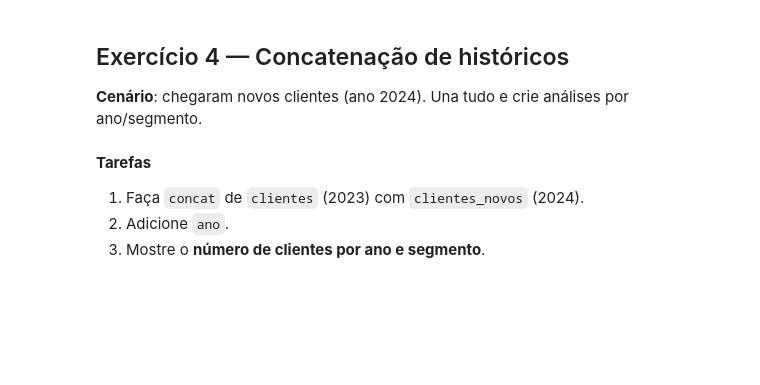
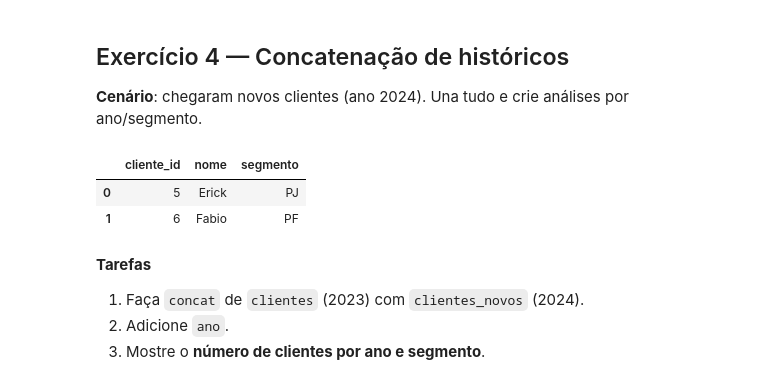
Before and after one commit to renanaqn/DCA3501_Data_Science, a Jupyter notebook: notebooks/notebook_07_-_intro_pandas_parte_1.ipynb, the cells around one changed output. Cells and saved outputs as stored; diff of their text form; code cells hidden in the pictures; blank space fills up the shorter version.

```diff
--- a/notebooks/notebook_07_-_intro_pandas_parte_1.ipynb
+++ b/notebooks/notebook_07_-_intro_pandas_parte_1.ipynb
@@ -964,10 +1172,14 @@ clientes, pedidos
 # %%
 clientes_novos = pd.DataFrame({
     "cliente_id": [5, 6],
-    "nome": ["Elisa", "Fabio"],
+    "nome": ["Erick", "Fabio"],
     "segmento": ["PJ", "PF"]
 })
 clientes_novos
+# %% [output]
+|  | cliente_id | nome | segmento |
+| 0 | 5 | Erick | PJ |
+| 1 | 6 | Fabio | PF |
 # %% [markdown]
 **Tarefas**
 1) Faça `concat` de `clientes` (2023) com `clientes_novos` (2024).
```
Also changed, not shown: parts of 26 cells of this notebook.
